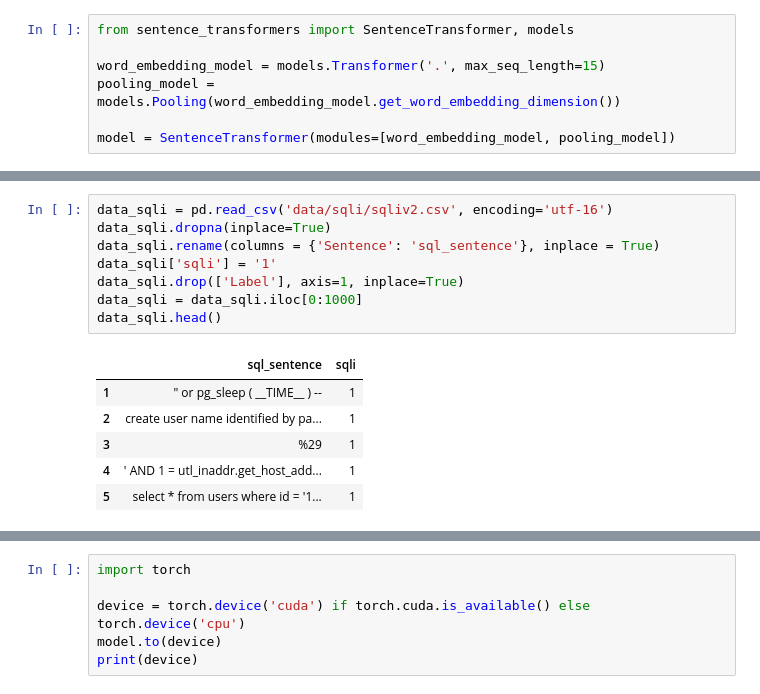
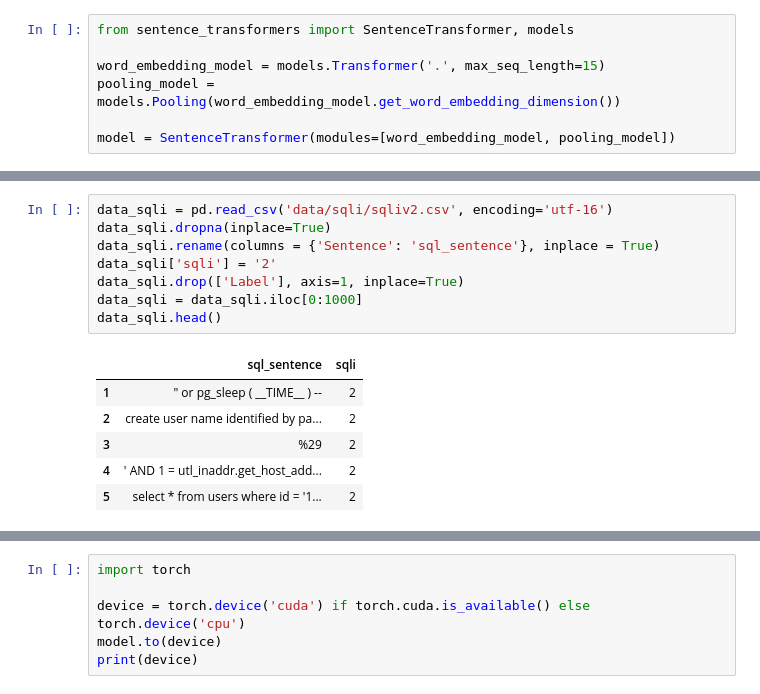
Before and after one commit to enriquemoraayala/oppe4rl-sqli, a Jupyter notebook: notebooks/sql_embeddings/get_embeddings.ipynb, the cells around one changed output, grey strips where cells are left out. Drawn from its saved outputs; the diff is of its cells as text.

```diff
--- a/notebooks/sql_embeddings/get_embeddings.ipynb
+++ b/notebooks/sql_embeddings/get_embeddings.ipynb
@@ -197,15 +220,15 @@ print(data_sql.shape)
 # %%
 data_sqli = pd.read_csv('data/sqli/sqliv2.csv', encoding='utf-16')
 data_sqli.dropna(inplace=True)
 data_sqli.rename(columns = {'Sentence': 'sql_sentence'}, inplace = True)
-data_sqli['sqli'] = '1'
+data_sqli['sqli'] = '2'
 data_sqli.drop(['Label'], axis=1, inplace=True)
 data_sqli = data_sqli.iloc[0:1000]
 data_sqli.head()
 # %% [output]
 |  | sql_sentence | sqli |
-| 1 | " or pg_sleep ( __TIME__ ) -- | 1 |
-| 2 | create user name identified by pa... | 1 |
-| 3 | %29 | 1 |
-| 4 | ' AND 1 = utl_inaddr.get_host_add... | 1 |
-| 5 | select * from users where id = '1... | 1 |
+| 1 | " or pg_sleep ( __TIME__ ) -- | 2 |
+| 2 | create user name identified by pa... | 2 |
+| 3 | %29 | 2 |
+| 4 | ' AND 1 = utl_inaddr.get_host_add... | 2 |
+| 5 | select * from users where id = '1... | 2 |
```
Also changed, not shown: parts of 19 cells of this notebook.
